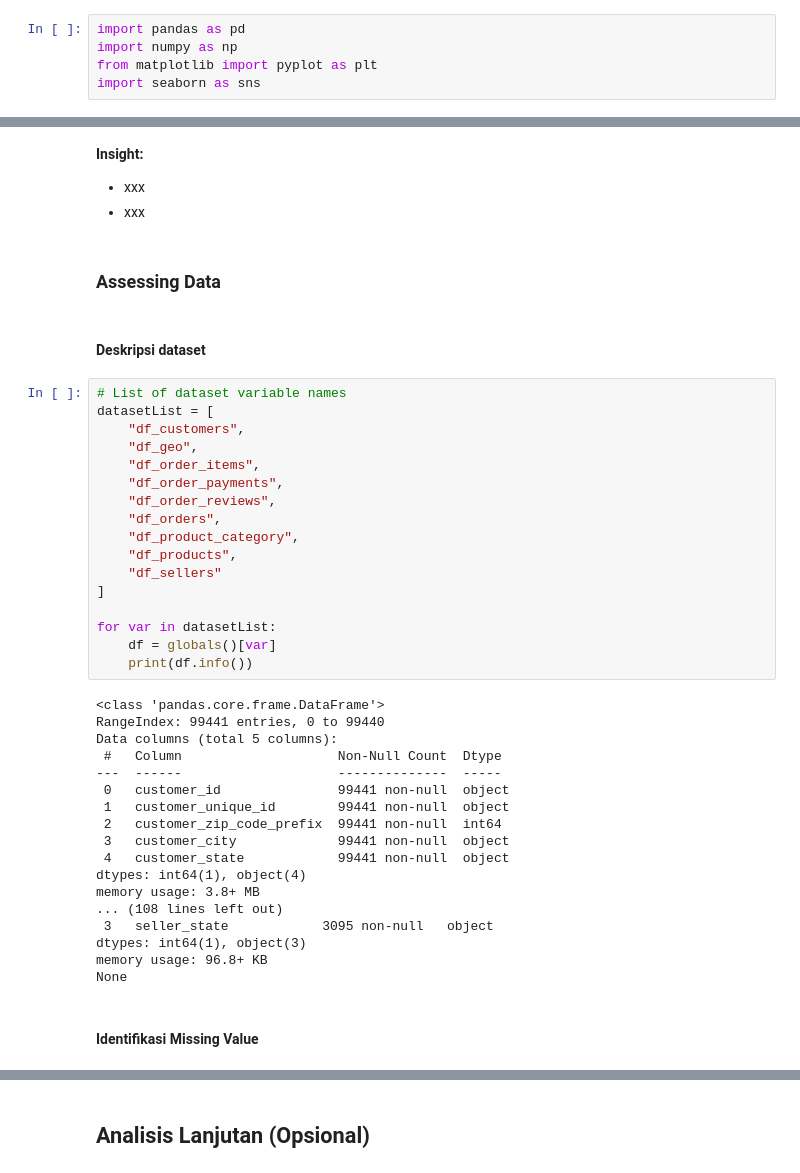
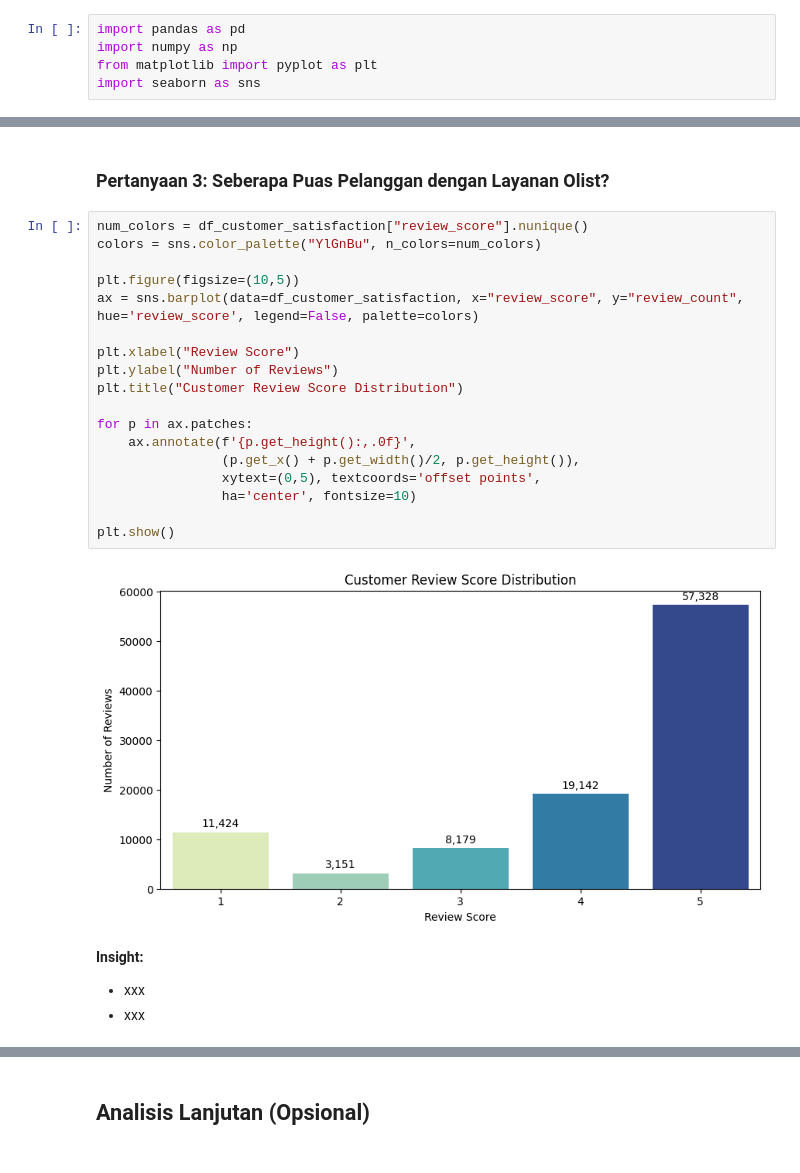
Before and after one commit to Azerif/Brazilian-E-Commerce-Public-Dataset-Analysis, a Jupyter notebook: notebook.ipynb, the cells around one changed output, grey strips where cells are left out. Cells and saved outputs as stored; diff of their text form.

```diff
--- a/notebook.ipynb
+++ b/notebook.ipynb
@@ -118,45 +605,26 @@ df_sellers.head(5)
+# %% [markdown]
+### Pertanyaan 3: Seberapa Puas Pelanggan dengan Layanan Olist?
+# %%
+num_colors = df_customer_satisfaction["review_score"].nunique()
+colors = sns.color_palette("YlGnBu", n_colors=num_colors)
+
+plt.figure(figsize=(10,5))
+ax = sns.barplot(data=df_customer_satisfaction, x="review_score", y="review_count", hue='review_score', legend=False, palette=colors)
+
+plt.xlabel("Review Score")
+plt.ylabel("Number of Reviews")
+plt.title("Customer Review Score Distribution")
+
+for p in ax.patches:
+    ax.annotate(f'{p.get_height():,.0f}',
+                (p.get_x() + p.get_width()/2, p.get_height()),
+                xytext=(0,5), textcoords='offset points',
+                ha='center', fontsize=10)
+
+plt.show()
+# %% [output]
+[figure, added]
 # %% [markdown]
 **Insight:**
 - xxx
 - xxx
-# %% [markdown]
-### Assessing Data
-# %% [markdown]
-#### Deskripsi dataset
-# %%
-# List of dataset variable names
-datasetList = [
-    "df_customers",
-    "df_geo",
-    "df_order_items",
-    "df_order_payments",
-    "df_order_reviews",
-    "df_orders",
-    "df_product_category",
-    "df_products",
-    "df_sellers"
-]
-
-for var in datasetList:
-    df = globals()[var]
-    print(df.info())
-# %% [output]
-<class 'pandas.core.frame.DataFrame'>
-RangeIndex: 99441 entries, 0 to 99440
-Data columns (total 5 columns):
- #   Column                    Non-Null Count  Dtype
----  ------                    --------------  -----
- 0   customer_id               99441 non-null  object
- 1   customer_unique_id        99441 non-null  object
- 2   customer_zip_code_prefix  99441 non-null  int64
- 3   customer_city             99441 non-null  object
- 4   customer_state            99441 non-null  object
-dtypes: int64(1), object(4)
-memory usage: 3.8+ MB
-... (108 lines left out)
- 3   seller_state            3095 non-null   object
-dtypes: int64(1), object(3)
-memory usage: 96.8+ KB
-None
-# %% [markdown]
-#### Identifikasi Missing Value
```
Also changed, not shown: parts of 87 cells of this notebook, 1 other file.
